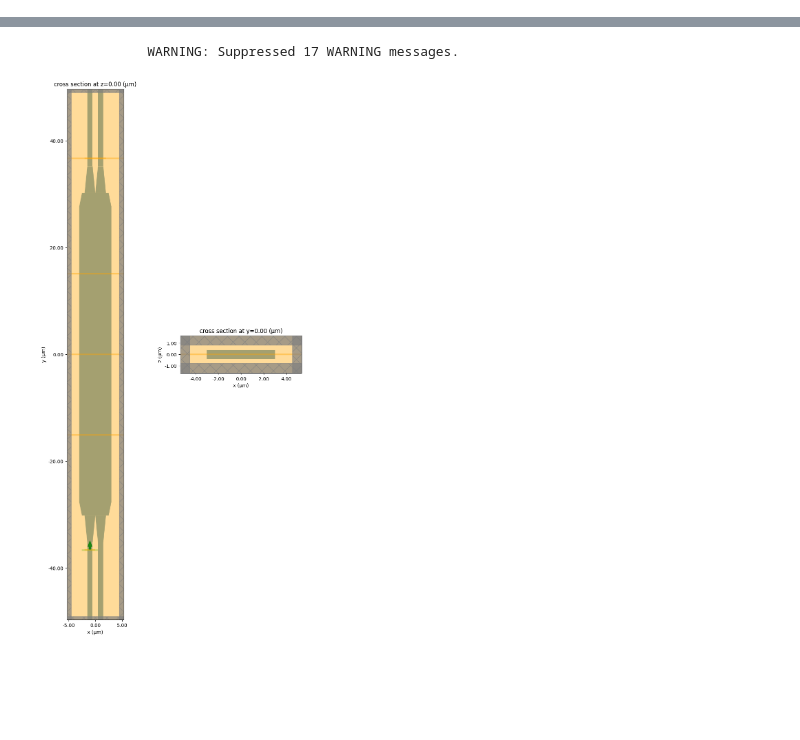
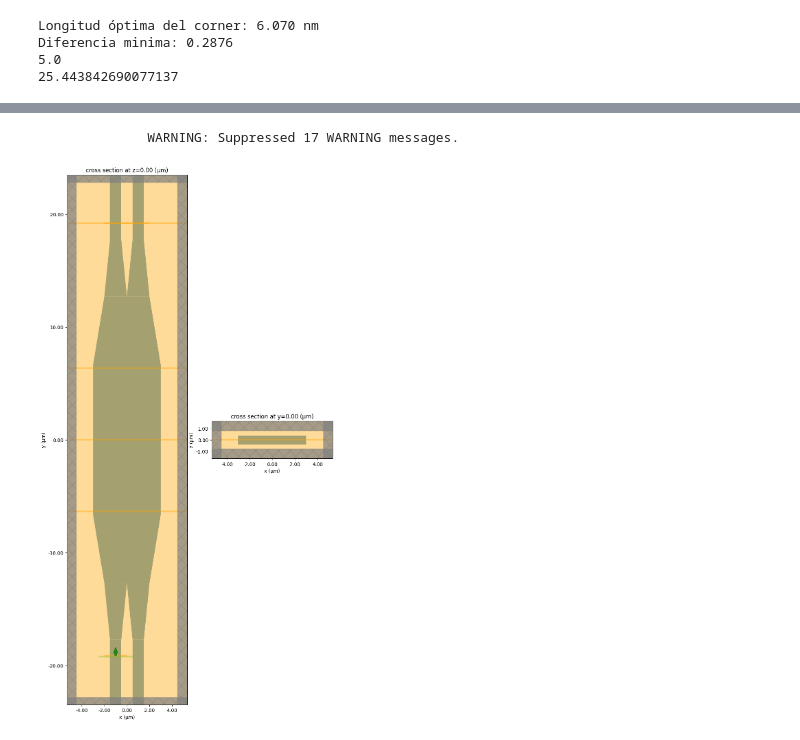
Before and after one commit to daniBerAs/FLAMA, a Jupyter notebook: MMI_create.ipynb, the cells around one changed output, grey strips where cells are left out. Saved outputs shown, nothing was run; the diff lists cells and outputs as text; code cells hidden in the pictures; blank space fills up the shorter version.

```diff
--- a/MMI_create.ipynb
+++ b/MMI_create.ipynb
@@ -8,5 +10,5 @@ import tidy3d.web as web
 # %%
-Len_MMI = 59.92 #longitud del MMI
+Len_MMI = 59.92/2 #longitud del MMI
 wvl = 1.55 #longitud de onda
 mat_core = mat.sin(1.55) #material del core
 mat_clad = mat.sio2(1.55) #material del clad
@@ -50,0 +133,6 @@ Lpi_TE 62.22474162591845
+# %%
+Len_MMI2 = res.x[0]
+print(f"Longitud óptima: {res.x[0]:.3f} nm")
+print(f"Diferencia minima: {res.fun:.4f}")
+
+print(Len_MMI_[punto_exp])
@@ -50,0 +143,6 @@ Lpi_TE 62.22474162591845
+# %%
+def objective_corner(L_array):
+    len_corner2 = L_array[0]
+    return create_3D_MMI_simulation(Len_MMI2,MMI_width, wg_array_thickness, wg_array_width,wvg_length, gap, taper_length, freq0, fwidth, sin, sio2,freqs,len_corner2)
+
+a = objective_corner([len_corner])
@@ -50,0 +172,10 @@ Lpi_TE 62.22474162591845
+# %%
+bounds2 = [(len_corner - len_corner /2,len_corner + len_corner /2)]
+len_corner = len_corner
+res = minimize(objective_corner, [len_corner], bounds=bounds2, method='nelder-mead')
+
+len_corner2 = res.x[0]
+print(f"Longitud óptima del corner: {res.x[0]:.3f} nm")
+print(f"Diferencia minima: {res.fun:.4f}")
+
+print(len_corner)
@@ -51,24 +205,22 @@ Lpi_TE 62.22474162591845
+# %%
+print(f"Longitud óptima del corner: {res.x[0]:.3f} nm")
+print(f"Diferencia minima: {res.fun:.4f}")
+
+print(len_corner)
+
+print(Len_MMI2)
+# %% [output]
+Longitud óptima del corner: 6.070 nm
+Diferencia minima: 0.2876
+5.0
+25.443842690077137
 # %%
-punto_exp = 96 #punto de la longitud del MMI a calcular, 0 es el mínimo y 99 es el máximo
-#ahora empezaremos con la parte de tidy3d
-Len_MMI_ = np.linspace(Lpi_TE/100,Lpi_TE,100) #longitud del MMI
-Len_MMI = Len_MMI_[punto_exp] #longitud del MMI
-#en primer lugar, definimos los materiales
-#sin = td.material_library['cSi']['Li1993_293K'] #cristaline silicon
-sin = td.material_library['SiN']['Horiba']  #
-sio2 = td.material_library['SiO2']['Horiba']
-wvlenth = np.linspace(1.5,1.6,101)
-freqs = td.C_0 / wvlenth
-fwidth = 0.5 * (np.max(freqs) - np.min(freqs))
-freq0 = td.C_0 / 1.55
-
-wvg_length = 1000
-taper_length = 5.0
 
 #creamos la estructura
+Len_MMI = Len_MMI2 #longitud del MMI optimizada
 
 MMI_body = td.Structure(
-    geometry = create_ridge2(MMI_width,0,-Len_MMI/2,Len_MMI/2,-wg_array_thickness/2,wg_array_thickness/2,0,taper_length),
+    geometry = create_ridge2(MMI_width,0,-Len_MMI/2,Len_MMI/2,-wg_array_thickness/2,wg_array_thickness/2,0,len_corner2),
     medium = sin,)
 
 Wg_in0 = td.Structure(
@@ -259,9 +411,9 @@ sim.plot_3d()
               than half of a central wavelength from a PML on side z-min. To
               avoid inaccurate results or divergence, please increase gap
               between any structures and PML or fully extend structure through
               the pml.
               WARNING: Suppressed 17 WARNING messages.
-[figure, old version]
+[figure, new version]
 [interactive output not drawn]
 # %%
 reference_point = (0,0)
```
Also changed, not shown: parts of 19 cells of this notebook.
